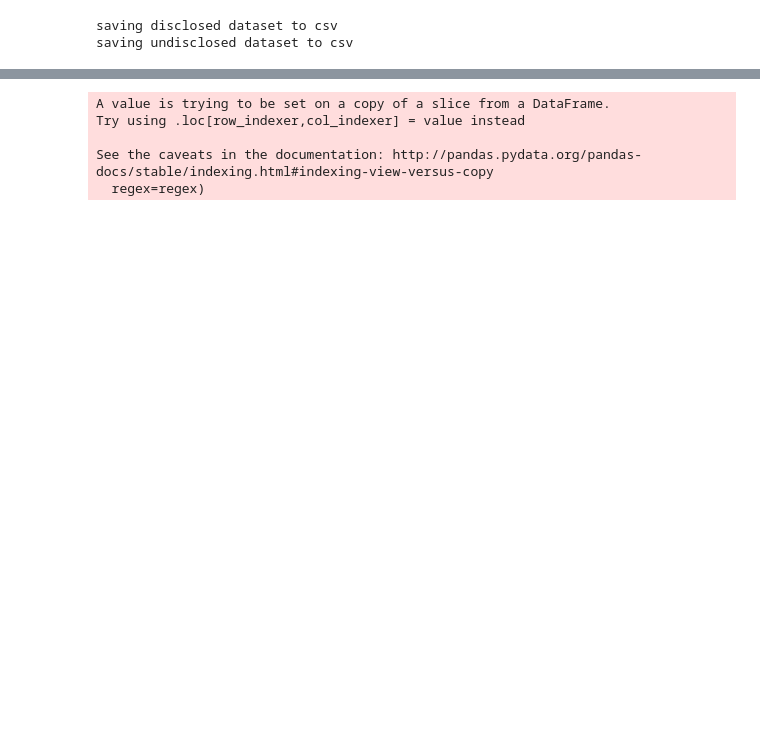
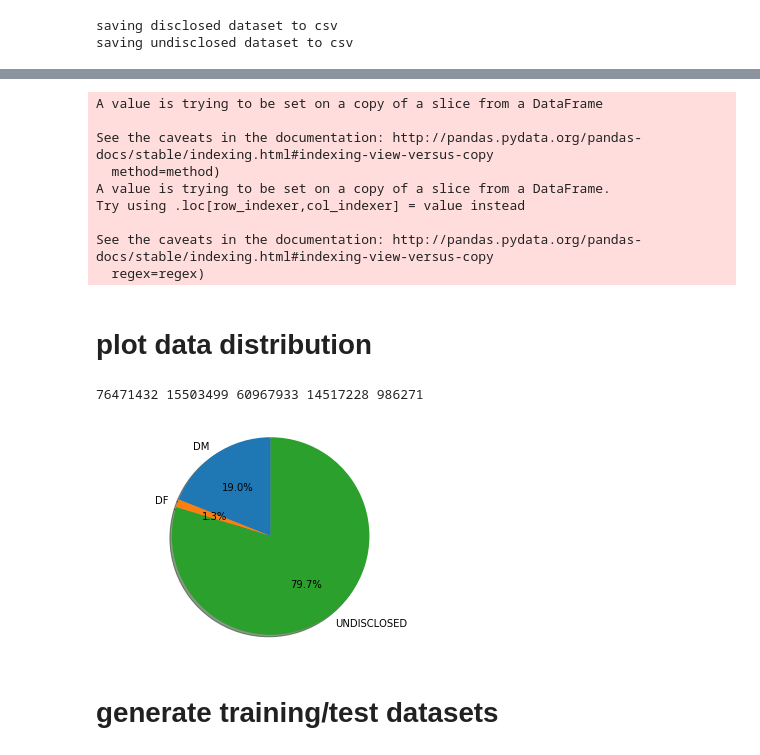
Before and after one commit to wiekern/GenderPerformance, a Jupyter notebook: StackExchangeDataset.ipynb, the cells around one changed output, grey strips where cells are left out. Drawn from its saved outputs; the diff is of its cells as text; code cells hidden in the pictures; blank space fills up the shorter version.

Commit message:
add pan loss chart

```diff
--- a/StackExchangeDataset.ipynb
+++ b/StackExchangeDataset.ipynb
@@ -260,3 +241,0 @@ disclosed_gender_df.head()
-# %%
-undisclosed_gender_df.rename(columns={'Name': 'UserName', 'AnswerText': 'Text', 'CreationDate': 'Timestamp'}, inplace=True)
-undisclosed_gender_df.head()
@@ -270,18 +242,52 @@ undisclosed_gender_df.head()
 # %%
-mapping = {'female' : 1, 'male' : 0, 'mostly_female': 1, 'mostly_male': 0}
+# mapping = {'female' : 1, 'male' : 0, 'mostly_female': 1, 'mostly_male': 0}
+mapping = {'female' : 1, 'male' : 0}
 disclosed_dataset_df = disclosed_gender_df[['UserName', 'Text', 'Gender']]
 disclosed_dataset_df.replace(to_replace=[r"\\t|\\n|\\r", "\t|\n|\r"], value=["",""], regex=True, inplace=True)
 disclosed_dataset_df.replace({'Gender': mapping}, inplace=True)
 
-undisclosed_gender_df = undisclosed_gender_df[['UserName', 'Text', 'Gender']]
-undisclosed_gender_df.replace(to_replace=[r"\\t|\\n|\\r", "\t|\n|\r"], value=["",""], regex=True, inplace=True)
-undisclosed_gender_df.to_csv(dataset_dir / 'undisclosed_id_text_gender.csv', index=False, header=False)
+undisclosed_dataset_df = undisclosed_gender_df[['UserName', 'Text', 'Gender']]
+undisclosed_dataset_df.replace(to_replace=[r"\\t|\\n|\\r", "\t|\n|\r"], value=["",""], regex=True, inplace=True)
+# undisclosed_dataset_df.to_csv(dataset_dir / 'undisclosed_id_text_gender.csv', index=False, header=False)
 # %% [output]
+A value is trying to be set on a copy of a slice from a DataFrame
+
+See the caveats in the documentation: http://pandas.pydata.org/pandas-docs/stable/indexing.html#indexing-view-versus-copy
+  method=method)
 A value is trying to be set on a copy of a slice from a DataFrame.
 Try using .loc[row_indexer,col_indexer] = value instead
 
 See the caveats in the documentation: http://pandas.pydata.org/pandas-docs/stable/indexing.html#indexing-view-versus-copy
   regex=regex)
+# %% [markdown]
+# plot data distribution
+# %%
+DF_shape = disclosed_dataset_df.loc[disclosed_dataset_df['Gender'] == 1].shape
+DM_shape = disclosed_dataset_df.loc[disclosed_dataset_df['Gender'] == 0].shape
+UNDIS_shape = undisclosed_dataset_df.shape
+total_size = disclosed_dataset_df.shape[0] + UNDIS_shape[0]
+# %%
+total_size = disclosed_dataset_df.shape[0] + UNDIS_shape[0]
+# %%
+print(total_size, disclosed_dataset_df.shape[0], UNDIS_shape[0], DM_shape[0], DF_shape[0])
+# %% [output]
+76471432 15503499 60967933 14517228 986271
+# %%
+import matplotlib.pyplot as plt
+labels = 'DM', 'DF', 'UNDISCLOSED'
+sizes = [DM_shape[0]/total_size, DF_shape[0]/total_size, UNDIS_shape[0]/total_size]
+explode = (0, 0, 0)  # only "explode" the 2nd slice (i.e. 'Hogs')
+
+fig1, ax1 = plt.subplots()
+ax1.pie(sizes, explode=explode, labels=labels, autopct='%1.1f%%',
+        shadow=True, startangle=90)
+ax1.axis('equal')  # Equal aspect ratio ensures that pie is drawn as a circle.
+
+plt.show()
+# %% [output]
+[figure, added]
+# %% [markdown]
+# generate training/test datasets
 # %%
 from sklearn.model_selection import train_test_split
 
```
Also changed, not shown: parts of 73 cells of this notebook, 6 other files.
